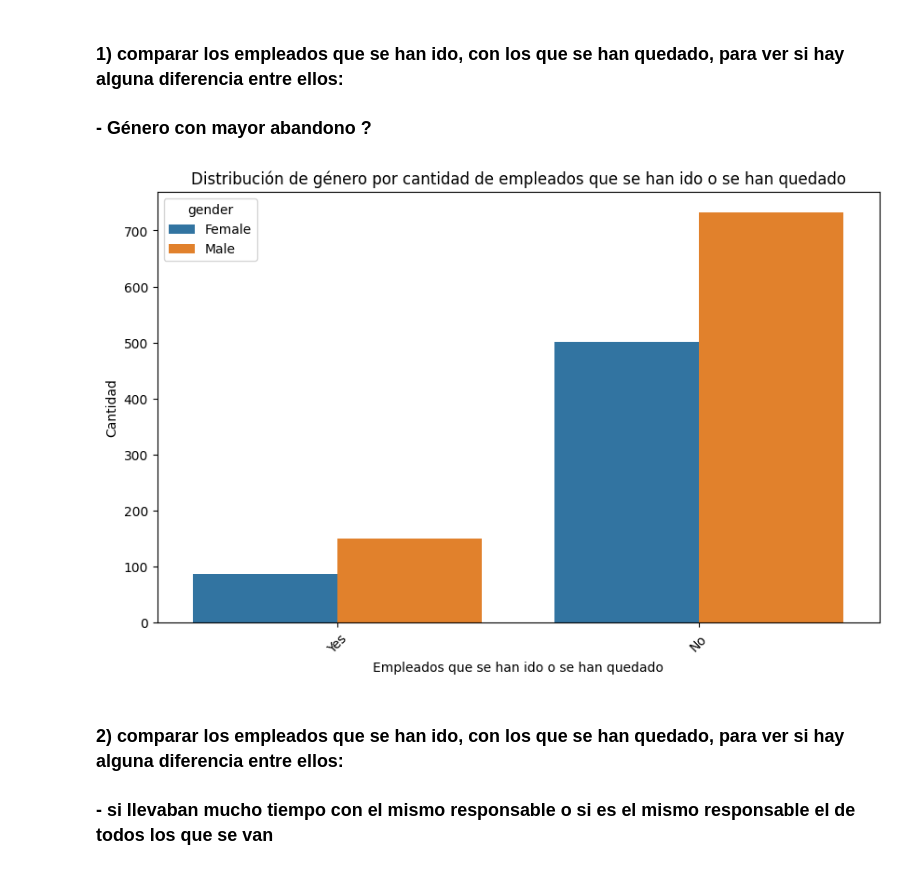
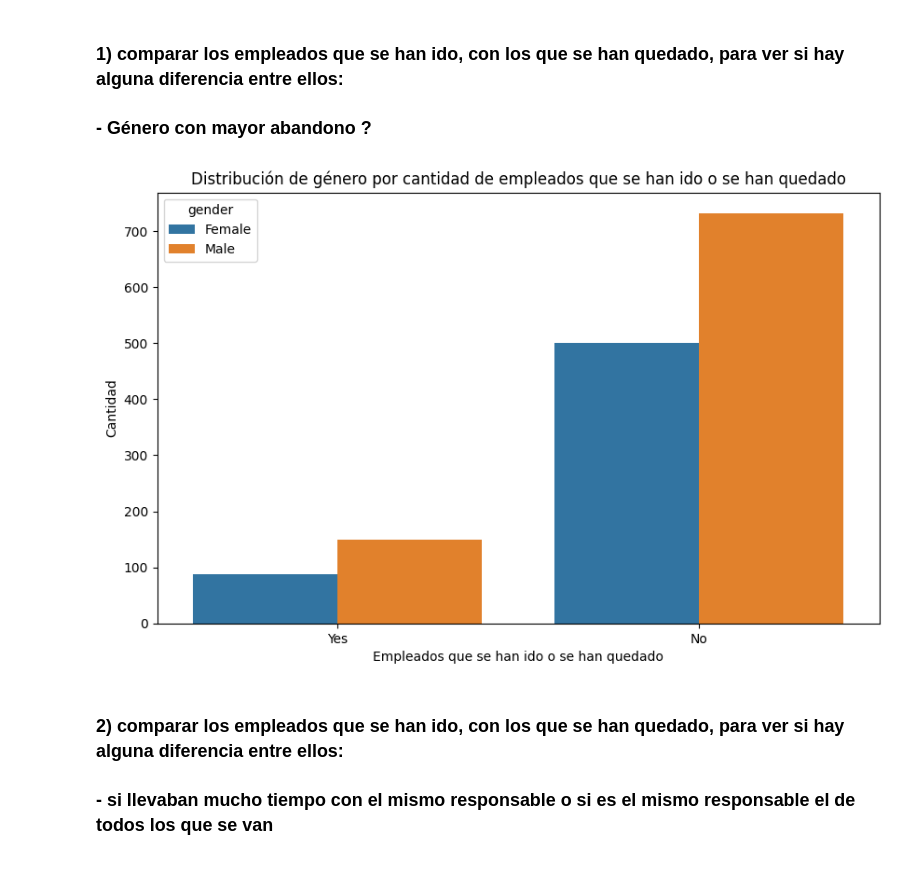
Before and after one commit to Eleonora1989/project-da-promo-63-modulo-3-team-3, a Jupyter notebook: consultas/visualizaciones-carol.ipynb, the cells around one changed output. Cells and saved outputs as stored; diff of their text form; code cells hidden in the pictures.

```diff
--- a/consultas/visualizaciones-carol.ipynb
+++ b/consultas/visualizaciones-carol.ipynb
@@ -27,16 +27,15 @@ df_hr_limpio = pd.read_csv('../df_hr_limpio.csv')
 # %%
 plt.figure(figsize=(10,6))
 
 sns.countplot(data=df_hr_limpio, x='attrition', hue='gender')
 
 plt.title('Distribución de género por cantidad de empleados que se han ido o se han quedado')
 plt.xlabel('Empleados que se han ido o se han quedado')
 plt.ylabel('Cantidad')
-plt.xticks(rotation=45)
 
 plt.show()
 # %% [output]
-[figure, old version]
+[figure, new version]
 # %% [markdown]
 ### 2) comparar los empleados que se han ido, con los que se han quedado, para ver si hay alguna diferencia entre ellos:
 ### - si llevaban mucho tiempo con el mismo responsable o si es el mismo responsable el de todos los que se van
```
Also changed, not shown: parts of 15 cells of this notebook.
